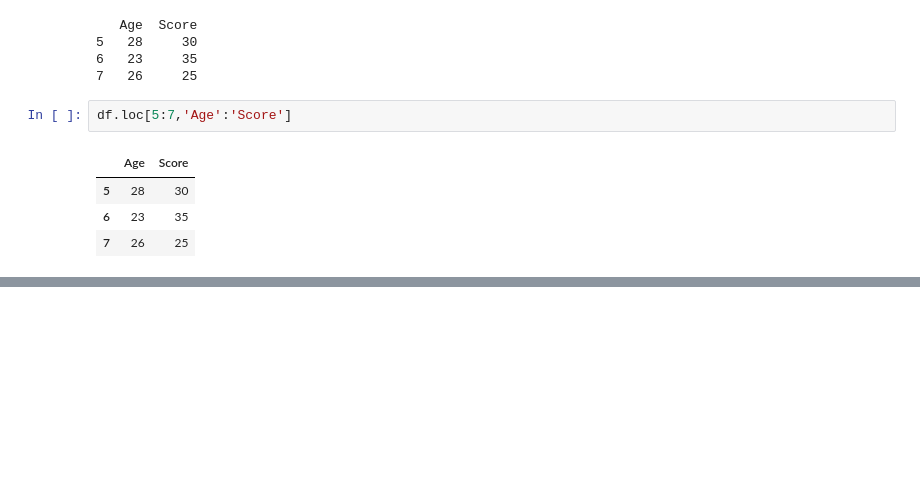
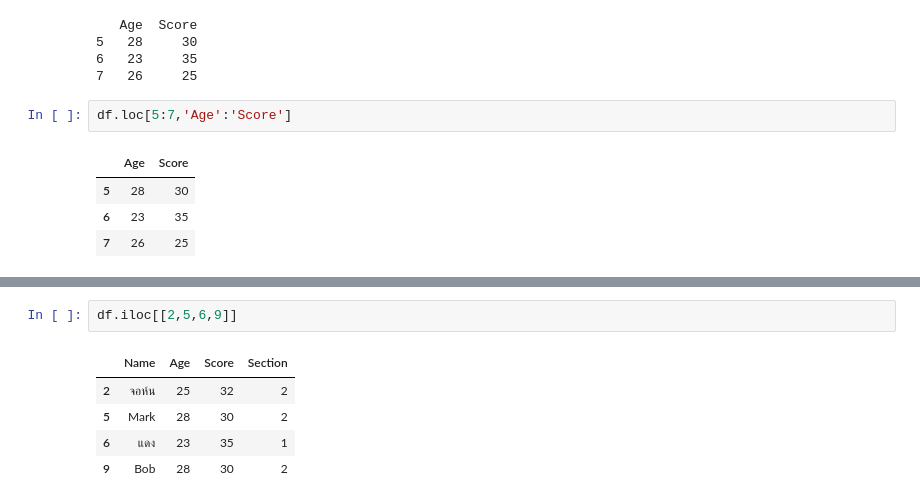
Before and after one commit to oakabc/datascience2568, a Jupyter notebook: Workshop_4_2.ipynb, the cells around one changed output, grey strips where cells are left out. Drawn from its saved outputs; the diff is of its cells as text; blank space fills up the shorter version.

```diff
--- a/Workshop_4_2.ipynb
+++ b/Workshop_4_2.ipynb
@@ -479,0 +487,8 @@ df.loc[5:7,'Age':'Score']
+# %%
+df.iloc[[2,5,6,9]]
+# %% [output]
+|  | Name | Age | Score | Section |
+| 2 | จอห์น | 25 | 32 | 2 |
+| 5 | Mark | 28 | 30 | 2 |
+| 6 | แดง | 23 | 35 | 1 |
+| 9 | Bob | 28 | 30 | 2 |
```
Also changed, not shown: parts of 15 cells of this notebook.
